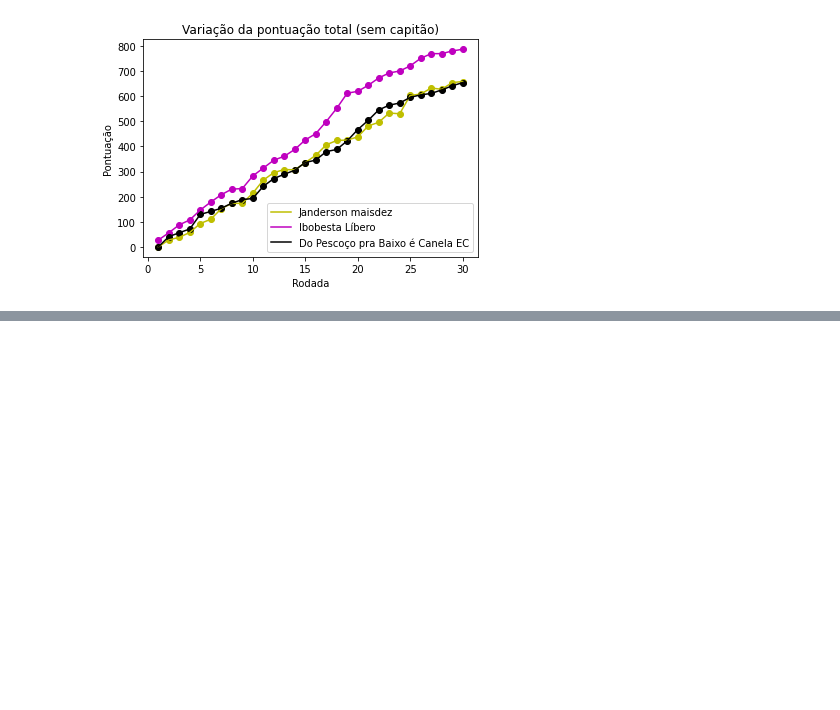
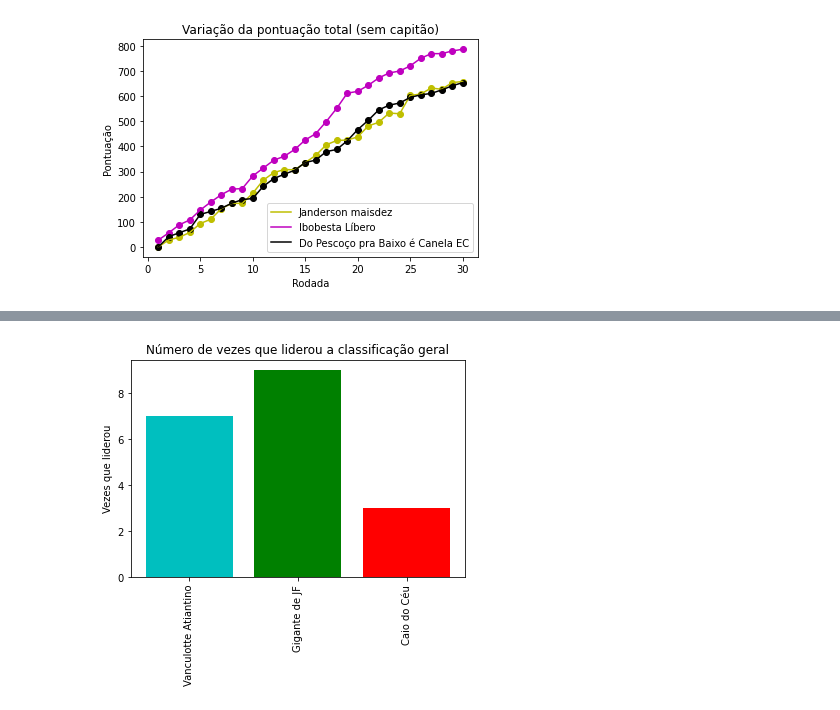
Before and after one commit to Eric-Mendes/estatisticas-quem-cair-calil, a Jupyter notebook: dados_quem_cair_calil_20_21.ipynb, the cells around one changed output, grey strips where cells are left out. Saved outputs shown, nothing was run; the diff lists cells and outputs as text; code cells hidden in the pictures; blank space fills up the shorter version.

```diff
--- a/dados_quem_cair_calil_20_21.ipynb
+++ b/dados_quem_cair_calil_20_21.ipynb
@@ -623,0 +661,22 @@ plt.show()
+# %%
+g1contagem_unichampions = df['RODADA'].loc[(df['CLASSIFICAÇÃO GERAL'] == 1) & \
+                                (df['TIME'] == 'Unichampions') & (df['RODADA'] <= 19)].count()
+g1contagem_vanculotte = df['RODADA'].loc[(df['CLASSIFICAÇÃO GERAL'] == 1) & \
+                                (df['TIME'] == 'Vanculotte Atiantino') & (df['RODADA'] <= 19)].count()
+g1contagem_caio = df['RODADA'].loc[(df['CLASSIFICAÇÃO GERAL'] == 1) & \
+                                (df['TIME'] == 'Caio do Céu') & (df['RODADA'] <= 19)].count()
+g1contagem_gigante = df['RODADA'].loc[(df['CLASSIFICAÇÃO GERAL'] == 1) & \
+                                (df['TIME'] == 'Gigante de JF') & (df['RODADA'] <= 19)].count()
+g1contagem_janderson = df['RODADA'].loc[(df['CLASSIFICAÇÃO GERAL'] == 1) & \
+                                (df['TIME'] == 'Janderson maisdez') & (df['RODADA'] <= 19)].count()
+g1contagem_canela = df['RODADA'].loc[(df['CLASSIFICAÇÃO GERAL'] == 1) & \
+                                (df['TIME'] == 'Do Pescoço pra Baixo\
+                                 é Canela EC') & (df['RODADA'] <= 19)].count()
+g1contagem_ibobesta = df['RODADA'].loc[(df['CLASSIFICAÇÃO GERAL'] == 1) & \
+                                (df['TIME'] == 'Ibobesta Líbero') & (df['RODADA'] <= 19)].count()
+# %%
+plot_posicoes(['Vanculotte Atiantino', 'Gigante de JF', 'Caio do Céu'], \
+                [g1contagem_vanculotte, g1contagem_gigante, g1contagem_caio], \
+                ['c', 'g', 'r'], geral=True)
+# %% [output]
+[figure, added]
```
Also changed, not shown: parts of 9 cells of this notebook.
